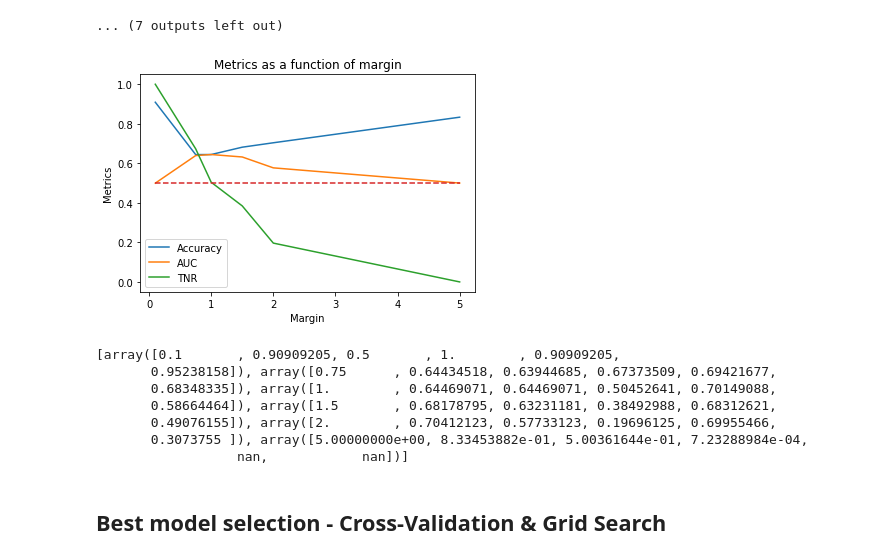
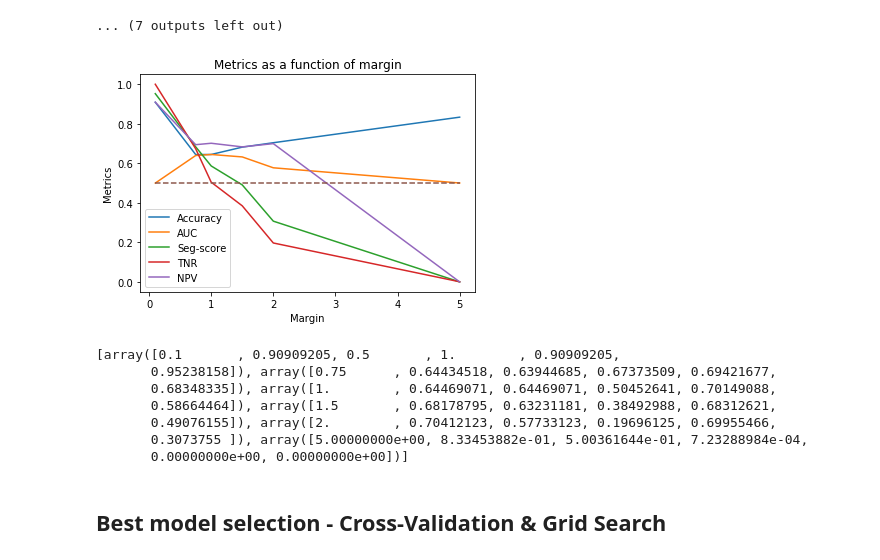
Before and after one commit to poupeaua/auto-segmentation, a Jupyter notebook: auto-segmentation.ipynb, the cells around one changed output. Drawn from its saved outputs; the diff is of its cells as text; code cells hidden in the pictures.

```diff
--- a/auto-segmentation.ipynb
+++ b/auto-segmentation.ipynb
@@ -527,27 +528,33 @@ Number of predicted ones = 215794
 [figure]
 ... (7 outputs left out)
 # %%
+stock_margin_results = np.array([np.array([0.1       , 0.90909205, 0.5       , 1.        , 0.90909205,
+       0.95238158]), np.array([0.75      , 0.64434518, 0.63944685, 0.67373509, 0.69421677,
+       0.68348335]), np.array([1.        , 0.64469071, 0.64469071, 0.50452641, 0.70149088,
+       0.58664464]), np.array([1.5       , 0.68178795, 0.63231181, 0.38492988, 0.68312621,
+       0.49076155]), np.array([2.        , 0.70412123, 0.57733123, 0.19696125, 0.69955466,
+       0.3073755 ]), np.array([5.00000000e+00, 8.33453882e-01, 5.00361644e-01, 7.23288984e-04,
+                  0,            0])])
 plt.plot(stock_margin_results[:, 0], stock_margin_results[:, 1], label="Accuracy")
 plt.plot(stock_margin_results[:, 0], stock_margin_results[:, 2], label="AUC")
-# plt.plot(stock_margin_results[:, 0], stock_margin_results[:, 5], label="Seg-score")
+plt.plot(stock_margin_results[:, 0], stock_margin_results[:, 5], label="Seg-score")
 plt.plot(stock_margin_results[:, 0], stock_margin_results[:, 3], label="TNR")
-# plt.plot(stock_margin_results[:, 0], stock_margin_results[:, 4], label="NPV")
+plt.plot(stock_margin_results[:, 0], stock_margin_results[:, 4], label="NPV")
 plt.plot([0.1, 5], [0.5, 0.5], "--")
 plt.legend()
 plt.title("Metrics as a function of margin")
 plt.xlabel("Margin")
 plt.ylabel("Metrics")
 plt.show()
-print(list(stock_margin_results))
 # %% [output]
-[figure, old version]
+[figure, new version]
 [array([0.1       , 0.90909205, 0.5       , 1.        , 0.90909205,
        0.95238158]), array([0.75      , 0.64434518, 0.63944685, 0.67373509, 0.69421677,
        0.68348335]), array([1.        , 0.64469071, 0.64469071, 0.50452641, 0.70149088,
        0.58664464]), array([1.5       , 0.68178795, 0.63231181, 0.38492988, 0.68312621,
        0.49076155]), array([2.        , 0.70412123, 0.57733123, 0.19696125, 0.69955466,
        0.3073755 ]), array([5.00000000e+00, 8.33453882e-01, 5.00361644e-01, 7.23288984e-04,
-                  nan,            nan])]
+       0.00000000e+00, 0.00000000e+00])]
 # %% [markdown]
 ## Best model selection - Cross-Validation & Grid Search
 # %% [markdown]
```
Also changed, not shown: parts of 1 cell of this notebook, 2 other files.
